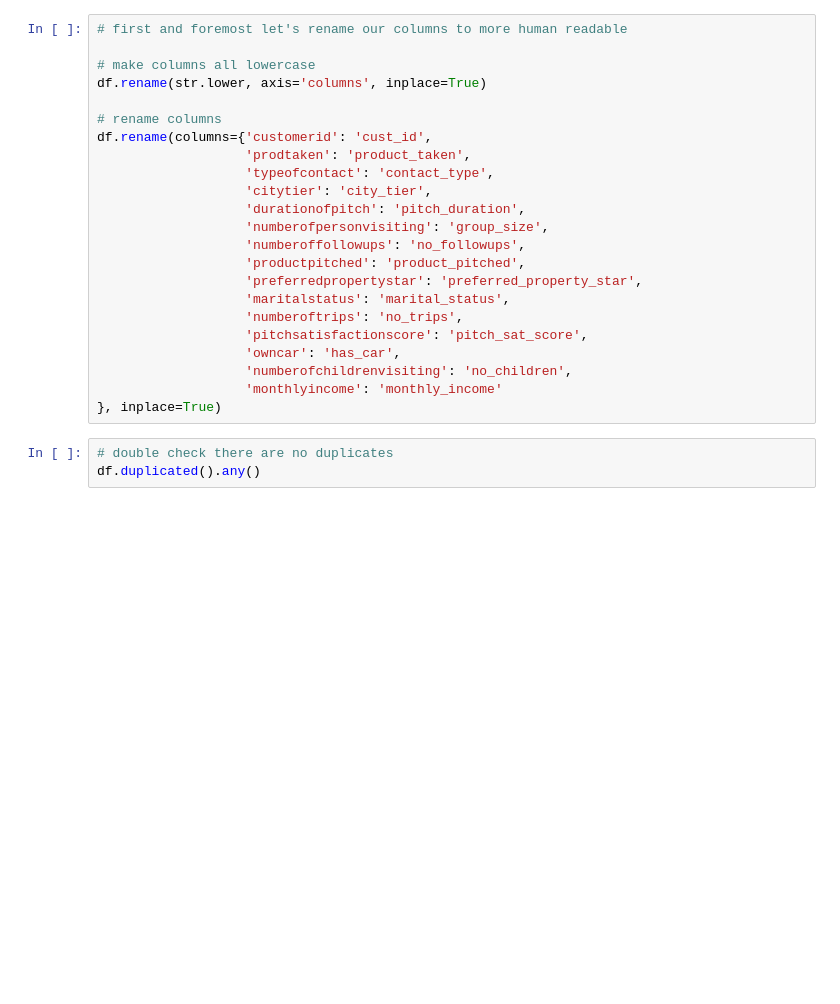
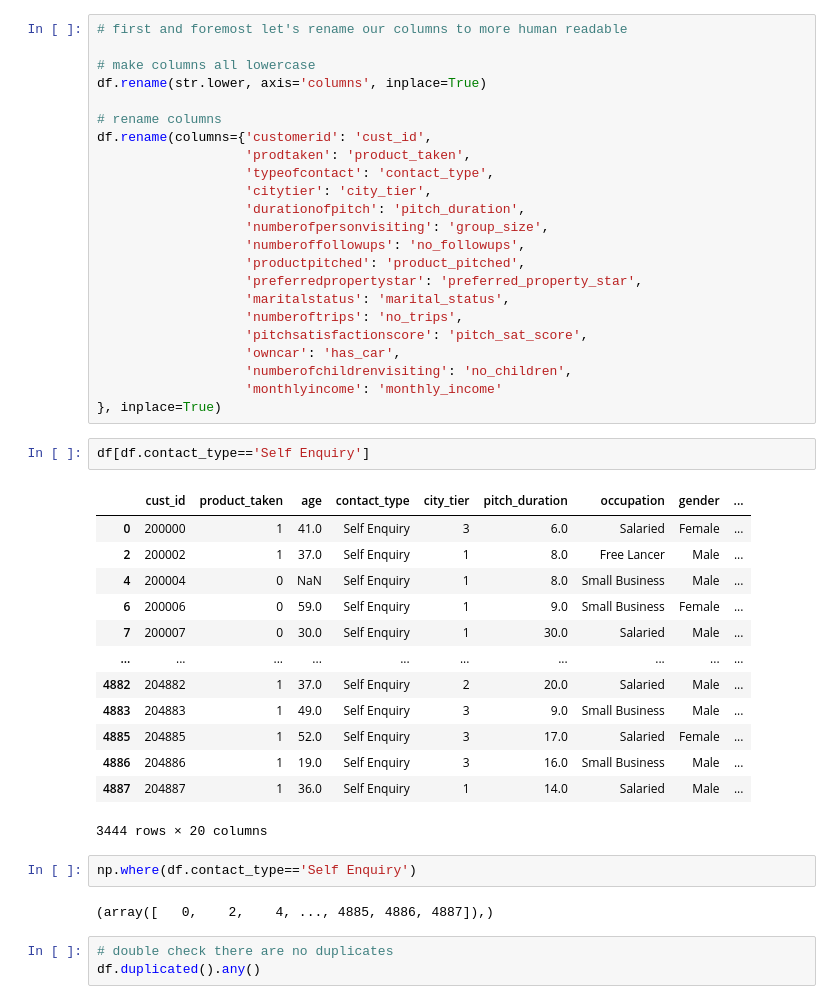
Before and after one commit to DesireeMcElroy/holiday-package-prediction, a Jupyter notebook: initial_draft.ipynb, the cells around one changed output. Cells and saved outputs as stored; diff of their text form; blank space fills up the shorter version.

```diff
--- a/initial_draft.ipynb
+++ b/initial_draft.ipynb
@@ -76,6 +76,26 @@ df.rename(columns={'customerid': 'cust_id',
                    'numberofchildrenvisiting': 'no_children',
                    'monthlyincome': 'monthly_income'
 }, inplace=True)
+# %%
+df[df.contact_type=='Self Enquiry']
+# %% [output]
+|  | cust_id | product_taken | age | contact_type | city_tier | pitch_duration | occupation | gender | ... |
+| 0 | 200000 | 1 | 41.0 | Self Enquiry | 3 | 6.0 | Salaried | Female | ... |
+| 2 | 200002 | 1 | 37.0 | Self Enquiry | 1 | 8.0 | Free Lancer | Male | ... |
+| 4 | 200004 | 0 | NaN | Self Enquiry | 1 | 8.0 | Small Business | Male | ... |
+| 6 | 200006 | 0 | 59.0 | Self Enquiry | 1 | 9.0 | Small Business | Female | ... |
+| 7 | 200007 | 0 | 30.0 | Self Enquiry | 1 | 30.0 | Salaried | Male | ... |
+| ... | ... | ... | ... | ... | ... | ... | ... | ... | ... |
+| 4882 | 204882 | 1 | 37.0 | Self Enquiry | 2 | 20.0 | Salaried | Male | ... |
+| 4883 | 204883 | 1 | 49.0 | Self Enquiry | 3 | 9.0 | Small Business | Male | ... |
+| 4885 | 204885 | 1 | 52.0 | Self Enquiry | 3 | 17.0 | Salaried | Female | ... |
+| 4886 | 204886 | 1 | 19.0 | Self Enquiry | 3 | 16.0 | Small Business | Male | ... |
+| 4887 | 204887 | 1 | 36.0 | Self Enquiry | 1 | 14.0 | Salaried | Male | ... |
+3444 rows × 20 columns
+# %%
+np.where(df.contact_type=='Self Enquiry')
+# %% [output]
+(array([   0,    2,    4, ..., 4885, 4886, 4887]),)
 # %%
 # double check there are no duplicates
 df.duplicated().any()
```
Also changed, not shown: parts of 1 cell of this notebook.
